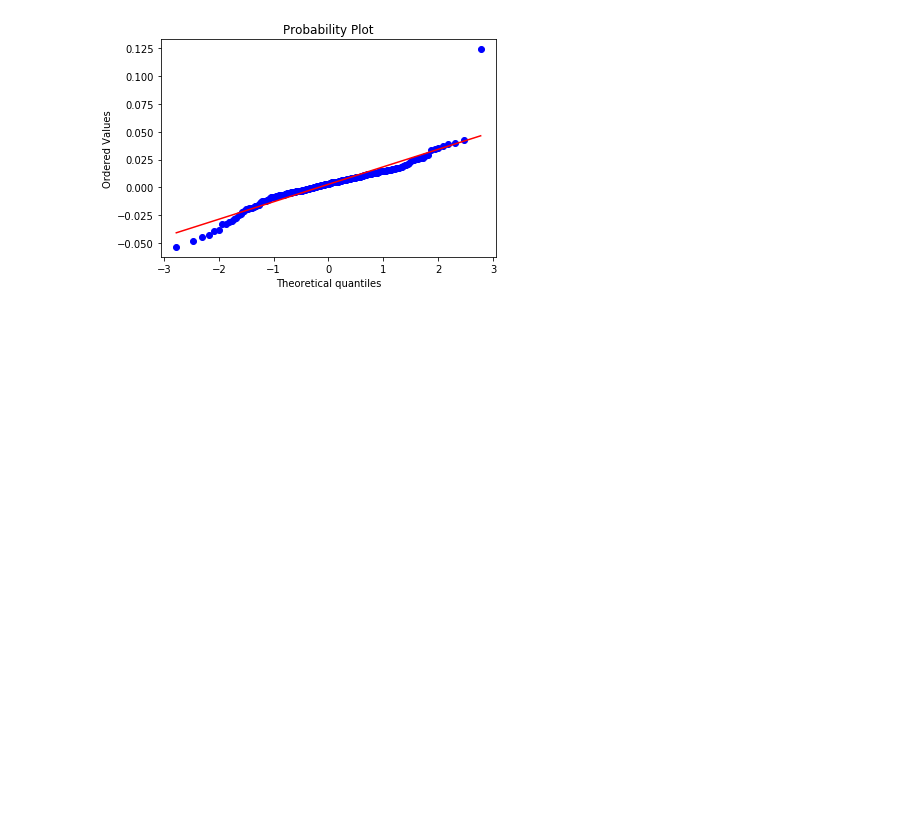
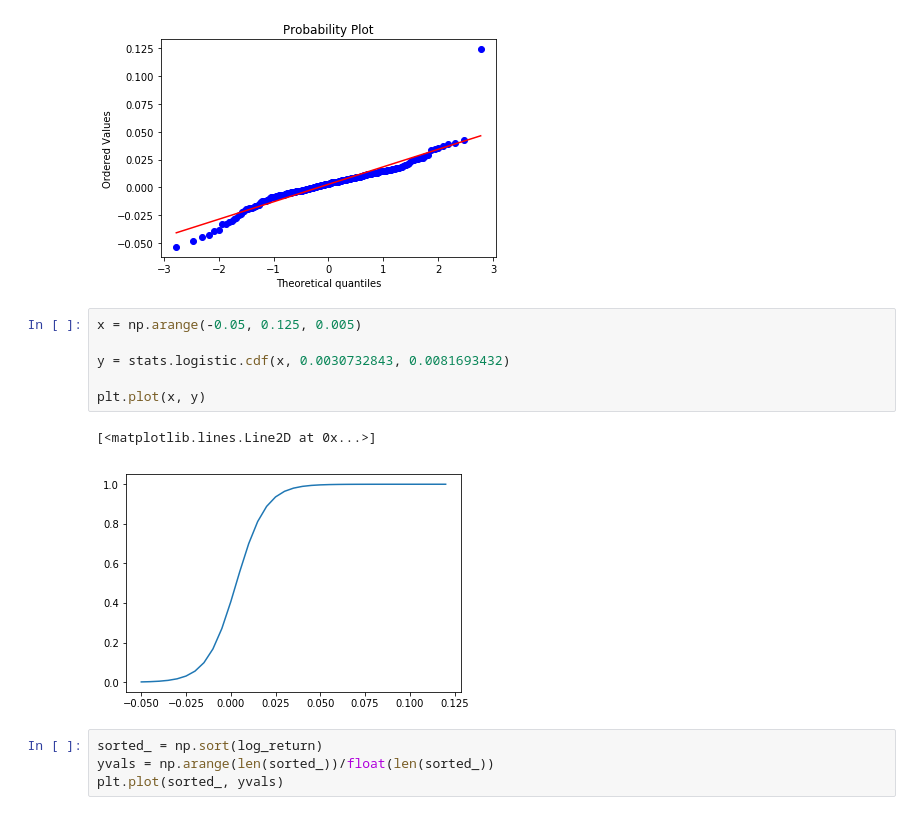
Before and after one commit to ZiyueNie/FM, a Jupyter notebook: project1.ipynb, the cells around one changed output. Saved outputs shown, nothing was run; the diff lists cells and outputs as text; blank space fills up the shorter version.

```diff
--- a/project1.ipynb
+++ b/project1.ipynb
@@ -90,3 +90,16 @@ stats.probplot(log_return, dist="norm", plot=plt)
 plt.show()
 # %% [output]
 [figure]
+# %%
+x = np.arange(-0.05, 0.125, 0.005)
+
+y = stats.logistic.cdf(x, 0.0030732843, 0.0081693432)
+
+plt.plot(x, y)
+# %% [output]
+[<matplotlib.lines.Line2D at 0x...>]
+[figure, added]
+# %%
+sorted_ = np.sort(log_return)
+yvals = np.arange(len(sorted_))/float(len(sorted_))
+plt.plot(sorted_, yvals)
```
Also changed, not shown: parts of 1 cell of this notebook.
